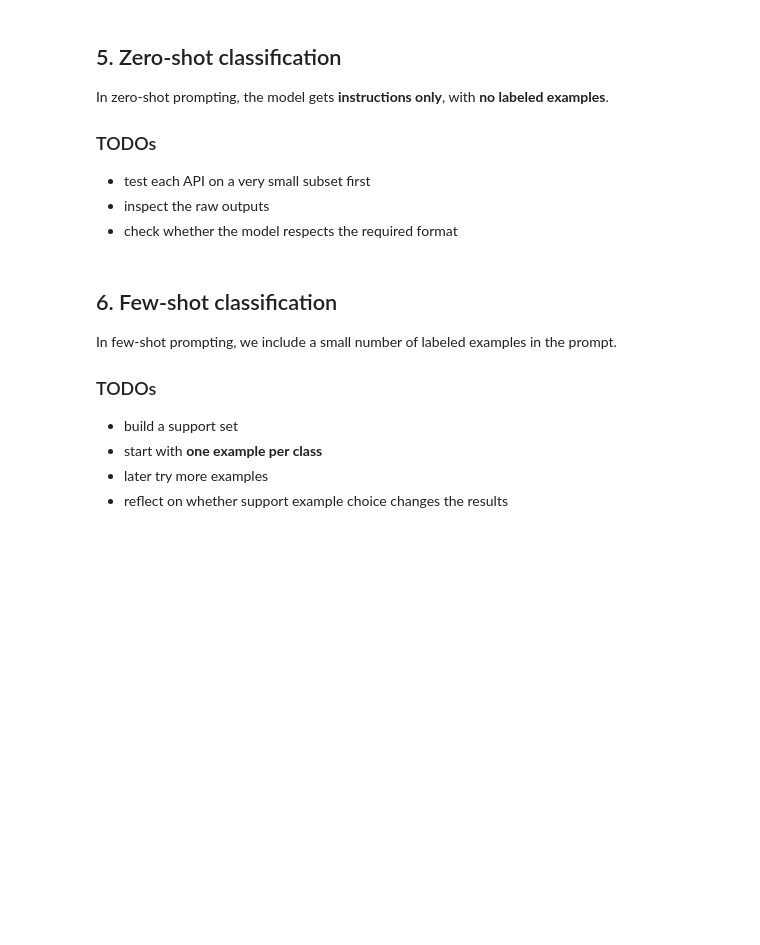
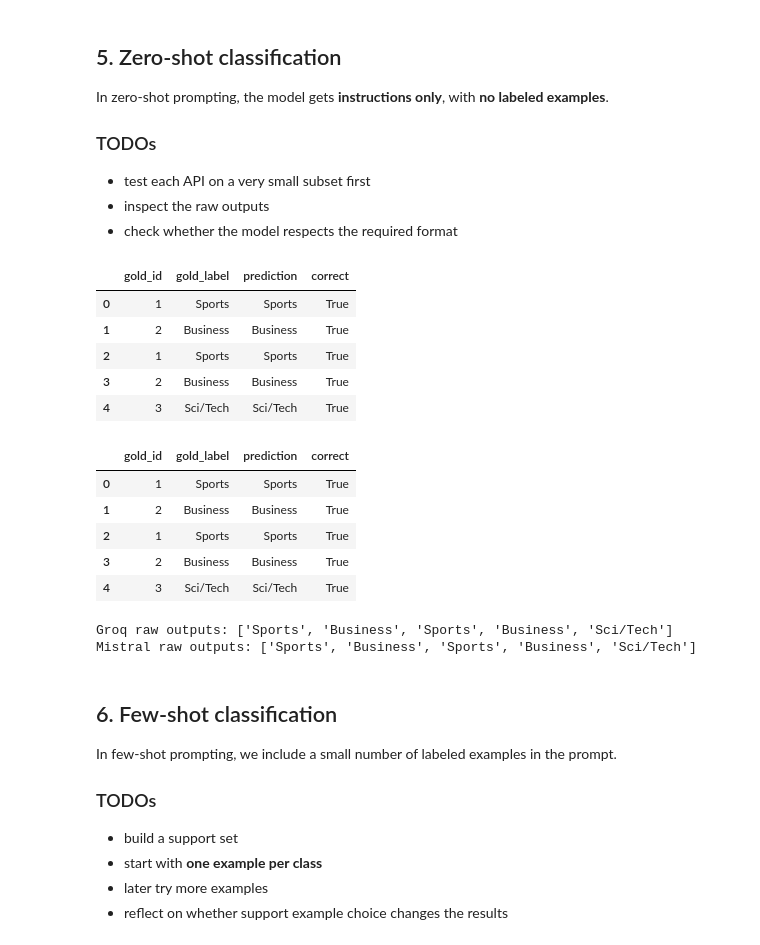
Before and after one commit to ferjpires/AP, a Jupyter notebook: module_5/ag_news_llm_class_student_v1.ipynb, the cells around one changed output. Saved outputs shown, nothing was run; the diff lists cells and outputs as text; code cells hidden in the pictures; blank space fills up the shorter version.

```diff
--- a/module_5/ag_news_llm_class_student_v1.ipynb
+++ b/module_5/ag_news_llm_class_student_v1.ipynb
@@ -275,25 +324,41 @@ def run_experiment(
 
     return predictions, raw_outputs
 # %%
-# TODO:
-# 1) create a tiny test slice (for example, 5 items)
-# 2) extract the gold labels
-# 3) run zero-shot with Groq
-# 4) run zero-shot with Mistral
-# 5) display evaluation tables
-# 6) print the raw outputs to inspect formatting
+tiny_test = test_data.select(range(5))
+gold_tiny = [ex["label"] for ex in tiny_test]
 
-tiny_test = ...
-gold_tiny = ...
+zs_groq_preds, zs_groq_raw = run_experiment(
+    tiny_test,
+    ask_groq,
+    build_zero_shot_prompt
+)
 
-zs_groq_preds, zs_groq_raw = ...
-zs_mistral_preds, zs_mistral_raw = ...
+zs_mistral_preds, zs_mistral_raw = run_experiment(
+    tiny_test,
+    ask_mistral,
+    build_zero_shot_prompt
+)
 
-display(...)
-display(...)
+display(evaluate_predictions(zs_groq_preds, gold_tiny))
+display(evaluate_predictions(zs_mistral_preds, gold_tiny))
 
-print("Groq raw outputs:", ...)
-print("Mistral raw outputs:", ...)
+print("Groq raw outputs:", zs_groq_raw)
+print("Mistral raw outputs:", zs_mistral_raw)
+# %% [output]
+|  | gold_id | gold_label | prediction | correct |
+| 0 | 1 | Sports | Sports | True |
+| 1 | 2 | Business | Business | True |
+| 2 | 1 | Sports | Sports | True |
+| 3 | 2 | Business | Business | True |
+| 4 | 3 | Sci/Tech | Sci/Tech | True |
+|  | gold_id | gold_label | prediction | correct |
+| 0 | 1 | Sports | Sports | True |
+| 1 | 2 | Business | Business | True |
+| 2 | 1 | Sports | Sports | True |
+| 3 | 2 | Business | Business | True |
+| 4 | 3 | Sci/Tech | Sci/Tech | True |
+Groq raw outputs: ['Sports', 'Business', 'Sports', 'Business', 'Sci/Tech']
+Mistral raw outputs: ['Sports', 'Business', 'Sports', 'Business', 'Sci/Tech']
 # %% [markdown]
 ## 6. Few-shot classification
 
```
Also changed, not shown: parts of 17 cells of this notebook, 1 other file.
